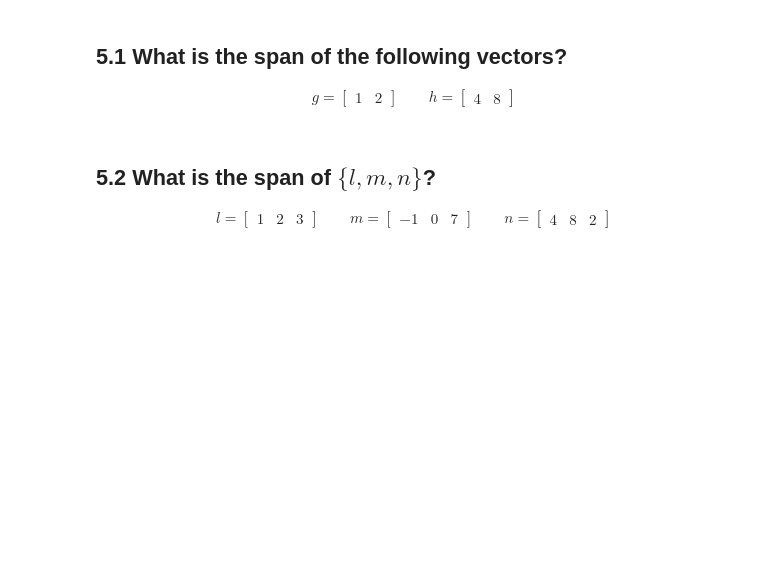
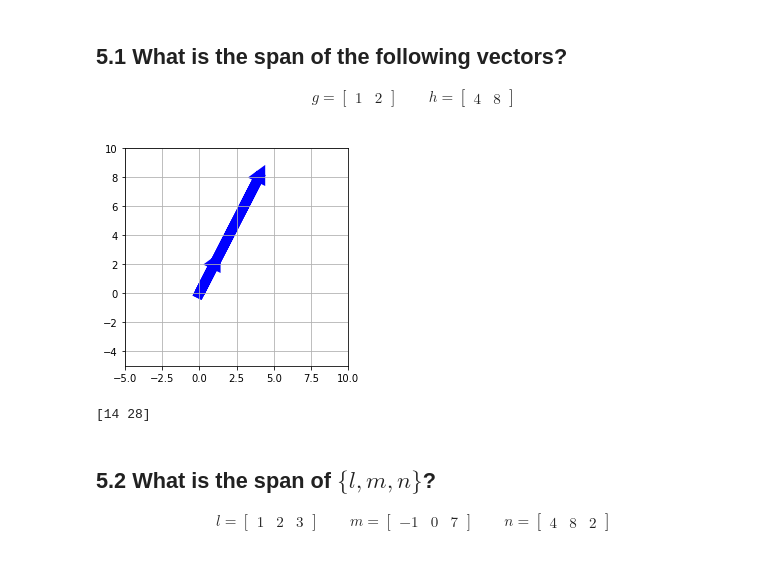
Before and after one commit to RMDircio/DS-Unit-1-Sprint-3-Linear-Algebra, a Jupyter notebook: Regina Dircio DSPT5 - Intermediate Linear Algebra Assignment.ipynb, the cells around one changed output. Saved outputs shown, nothing was run; the diff lists cells and outputs as text; code cells hidden in the pictures; blank space fills up the shorter version.

```diff
--- a/Regina Dircio DSPT5 - Intermediate Linear Algebra Assignment.ipynb
+++ b/Regina Dircio DSPT5 - Intermediate Linear Algebra Assignment.ipynb
@@ -141,6 +452,37 @@ g = \begin{bmatrix} 1 & 2 \end{bmatrix}
 \qquad
 h = \begin{bmatrix} 4 & 8 \end{bmatrix}
 \end{align}
+# %%
+# get g and h vectors
+
+g = np.array([1, 2])
+h = np.array([4, 8])
+# %%
+# check g and h on a graph
+fig, ax = plt.subplots(figsize=(4,4))
+ax.grid()
+plt.xlim(-5,10)
+plt.ylim(-5,10)
+
+# Display
+for myvect in [g, h]:
+    plt.arrow(0,0,
+              myvect[0],
+              myvect[1],
+              head_width=.2,
+              head_length=0.2,
+              linewidth=10,
+              color='blue')
+# %% [output]
+[figure, added]
+# %%
+# linear combination
+
+a,b=(2,3)
+linear_combo= np.multiply(g, a) + np.multiply(h, b)
+print(linear_combo)
+# %% [output]
+[14 28]
 # %% [markdown]
 ## 5.2 What is the span of $\{l, m, n\}$?
 
```
Also changed, not shown: parts of 57 cells of this notebook.
